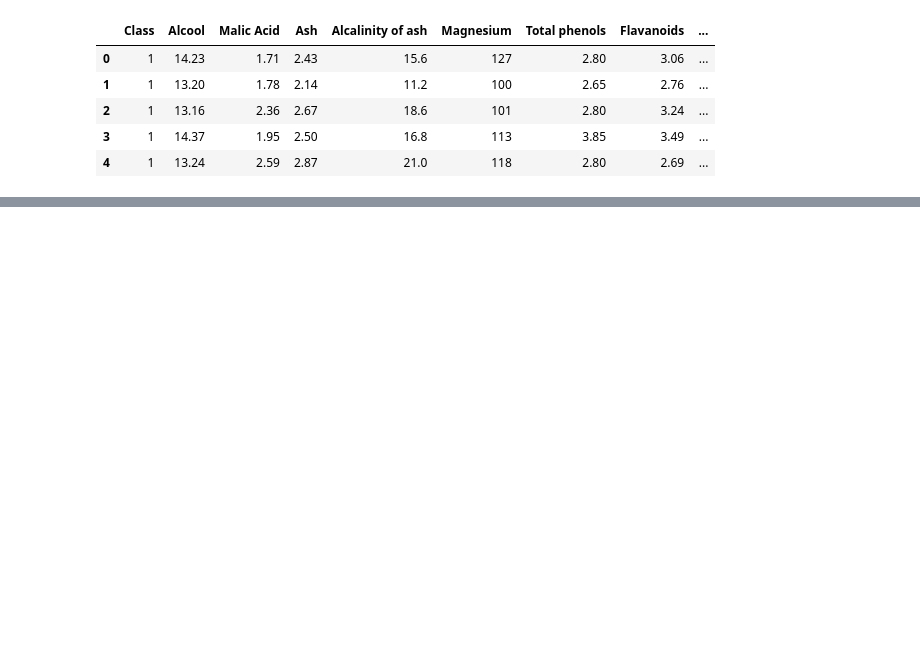
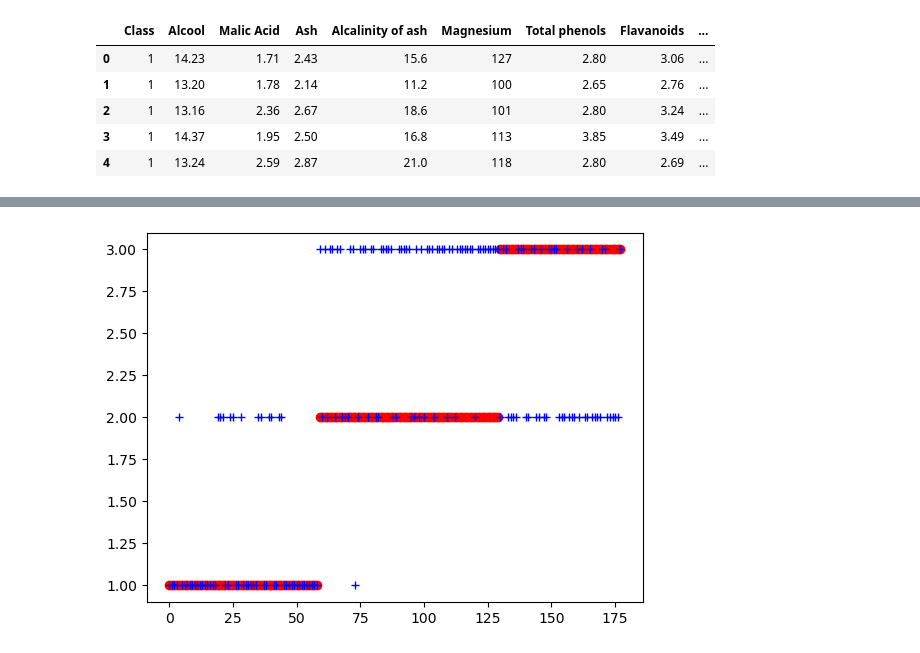
Before and after one commit to netodeabreujoao/projet_traitement_info, a Jupyter notebook: project.ipynb, the cells around one changed output, grey strips where cells are left out. Saved outputs shown, nothing was run; the diff lists cells and outputs as text; code cells hidden in the pictures; blank space fills up the shorter version.

```diff
--- a/project.ipynb
+++ b/project.ipynb
@@ -41,0 +46,12 @@ plt.show()
+# %%
+data1 = data.loc[:,[data.columns[1],data.columns[2],data.columns[3],data.columns[4],data.columns[5],data.columns[6],data.columns[7],data.columns[9],data.columns[10],data.columns[11],data.columns[13]]].to_numpy()
+plt.subplots()
+classes = data.loc[:,data.columns[0]].to_numpy()
+plt.plot(classes, 'ro')
+model = KMeans(n_clusters=3, init='k-means++', n_init=1000).fit(data1)
+tab = np.array(model.labels_)
+tab = tab +1
+plt.plot(tab, 'b+')
+plt.show()
+# %% [output]
+[figure, added]
```
Also changed, not shown: parts of 2 cells of this notebook.
